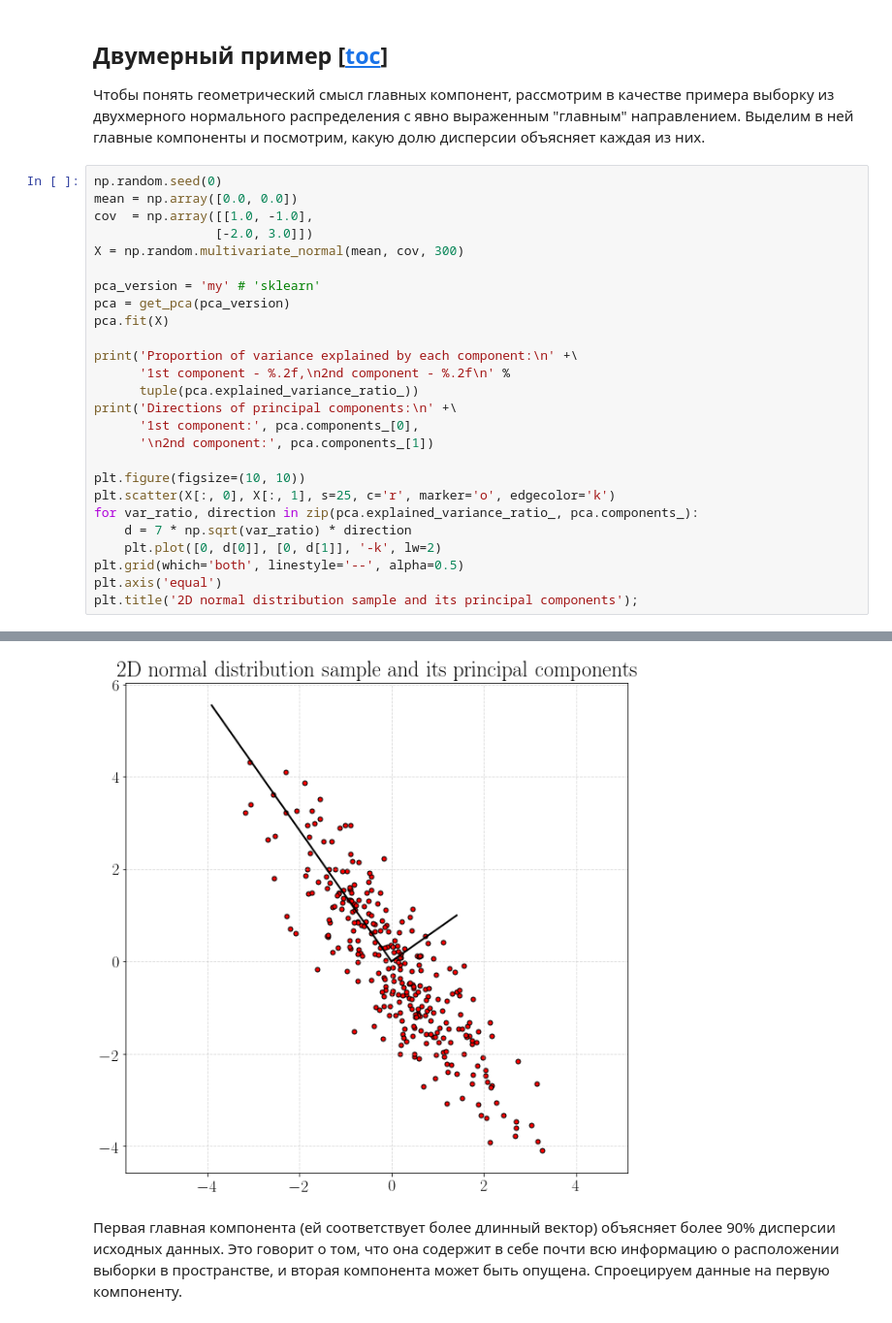
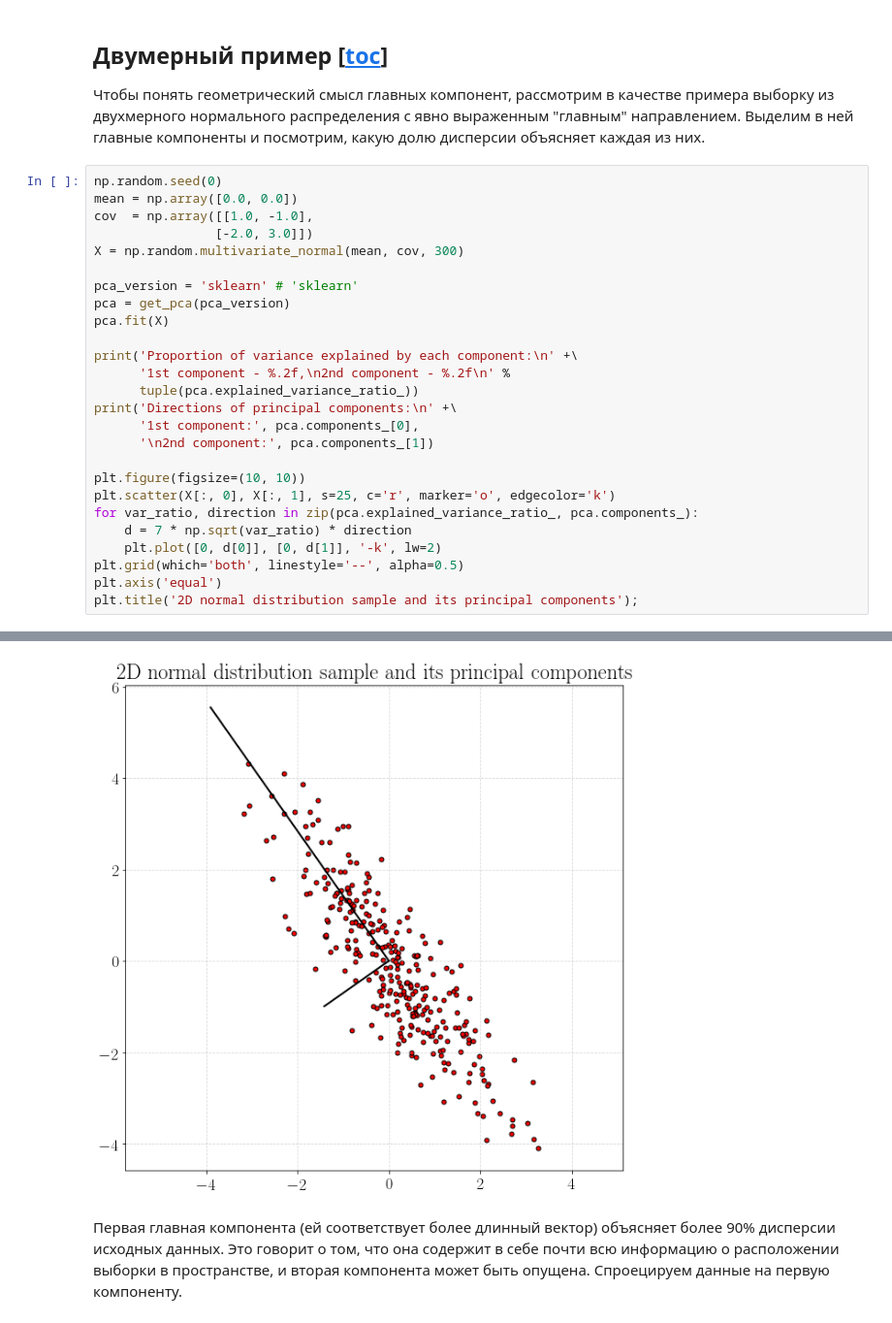
Before and after one commit to siri3us/ASML, a Jupyter notebook: notebooks/seminar_09_pca.ipynb, the cells around one changed output, grey strips where cells are left out. Shown at 97% size. Saved outputs shown, nothing was run; the diff lists cells and outputs as text.

```diff
--- a/notebooks/seminar_09_pca.ipynb
+++ b/notebooks/seminar_09_pca.ipynb
@@ -525,7 +505,7 @@ cov  = np.array([[1.0, -1.0],
                 [-2.0, 3.0]])
 X = np.random.multivariate_normal(mean, cov, 300)
 
-pca_version = 'my' # 'sklearn'
+pca_version = 'sklearn' # 'sklearn'
 pca = get_pca(pca_version)
 pca.fit(X)
 
@@ -555,4 +535,4 @@ Directions of principal components:
-[figure, old version]
+[figure, new version]
 # %% [markdown]
 Первая главная компонента (ей соответствует более длинный вектор) объясняет более 90% дисперсии исходных данных. Это говорит о том, что она содержит в себе почти всю информацию о расположении выборки в пространстве, и вторая компонента может быть опущена. Спроецируем данные на первую компоненту.
 # %%
```
Also changed, not shown: parts of 12 cells of this notebook, 1 other file.
